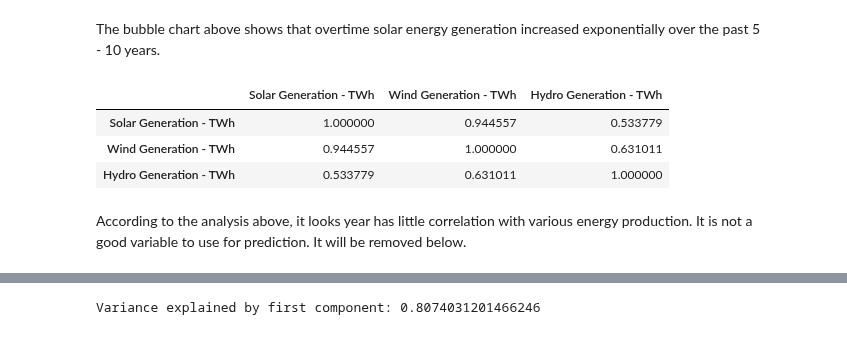
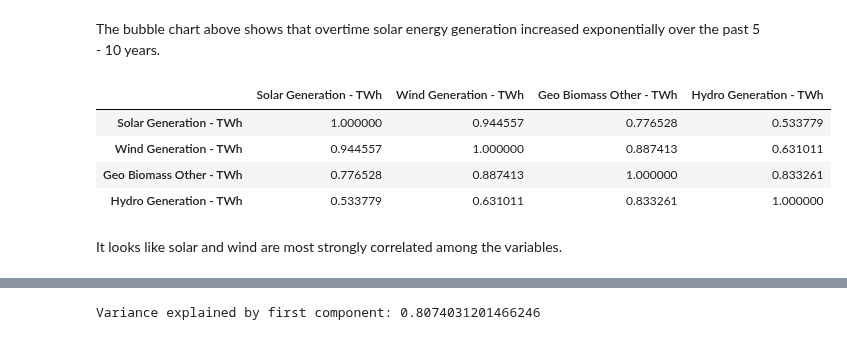
Before and after one commit to bu-sohan/AI-for-Leaders-Spring-2025, a Jupyter notebook: Week9.ipynb, the cells around one changed output, grey strips where cells are left out. Saved outputs shown, nothing was run; the diff lists cells and outputs as text; code cells hidden in the pictures.

```diff
--- a/Week9.ipynb
+++ b/Week9.ipynb
@@ -237,11 +237,13 @@ plt.show()
 # %% [markdown]
 The bubble chart above shows that overtime solar energy generation increased exponentially over the past 5 - 10 years.
 # %%
+df_ren2_numeric = df_ren2[['Solar Generation - TWh', 'Wind Generation - TWh', 'Geo Biomass Other - TWh', 'Hydro Generation - TWh']].dropna()
 df_ren2_numeric.corr()
 # %% [output]
-|  | Solar Generation - TWh | Wind Generation - TWh | Hydro Generation - TWh |
-| Solar Generation - TWh | 1.000000 | 0.944557 | 0.533779 |
-| Wind Generation - TWh | 0.944557 | 1.000000 | 0.631011 |
-| Hydro Generation - TWh | 0.533779 | 0.631011 | 1.000000 |
+|  | Solar Generation - TWh | Wind Generation - TWh | Geo Biomass Other - TWh | Hydro Generation - TWh |
+| Solar Generation - TWh | 1.000000 | 0.944557 | 0.776528 | 0.533779 |
+| Wind Generation - TWh | 0.944557 | 1.000000 | 0.887413 | 0.631011 |
+| Geo Biomass Other - TWh | 0.776528 | 0.887413 | 1.000000 | 0.833261 |
+| Hydro Generation - TWh | 0.533779 | 0.631011 | 0.833261 | 1.000000 |
 # %% [markdown]
-According to the analysis above, it looks year has little correlation with various energy production. It is not a good variable to use for prediction. It will be removed below.
+It looks like solar and wind are most strongly correlated among the variables.
```
Also changed, not shown: parts of 3 cells of this notebook.
